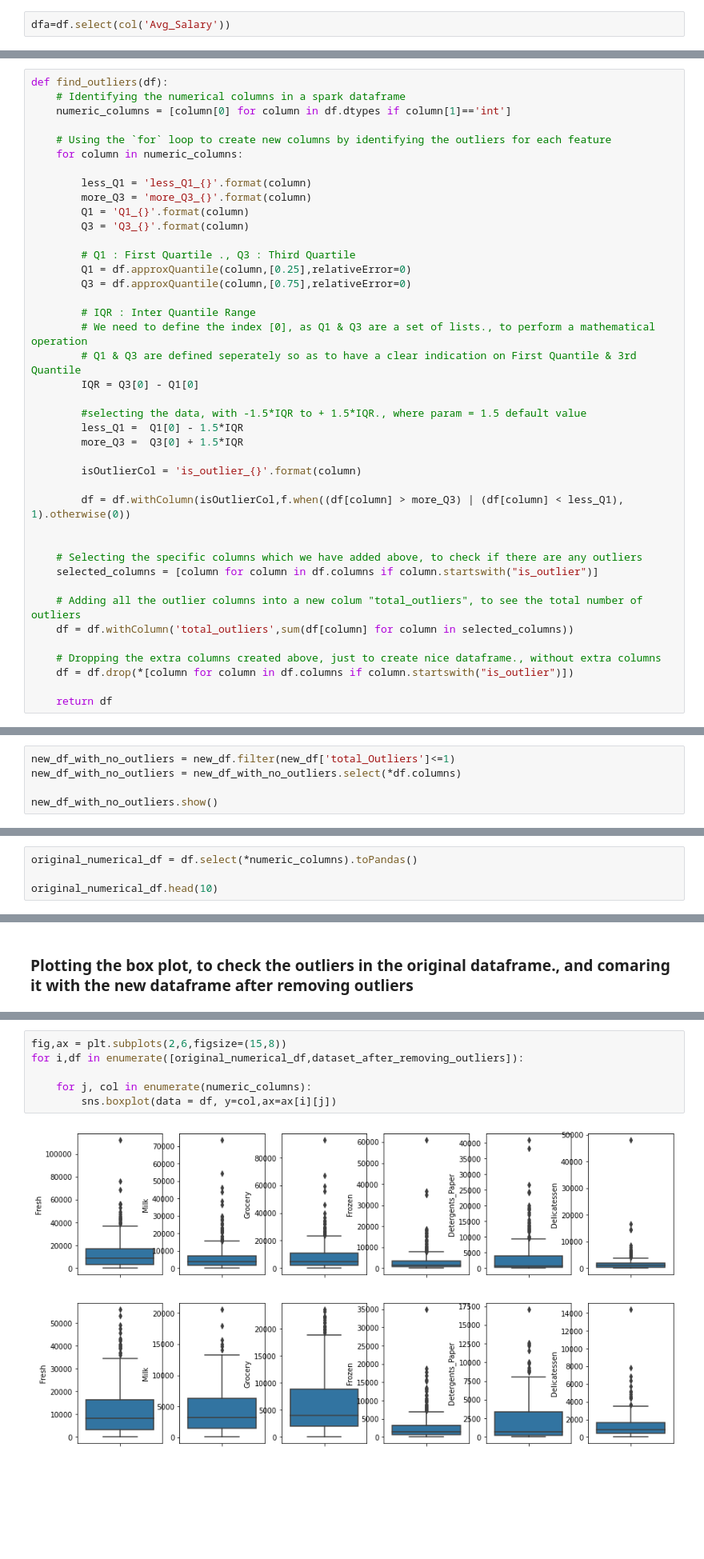
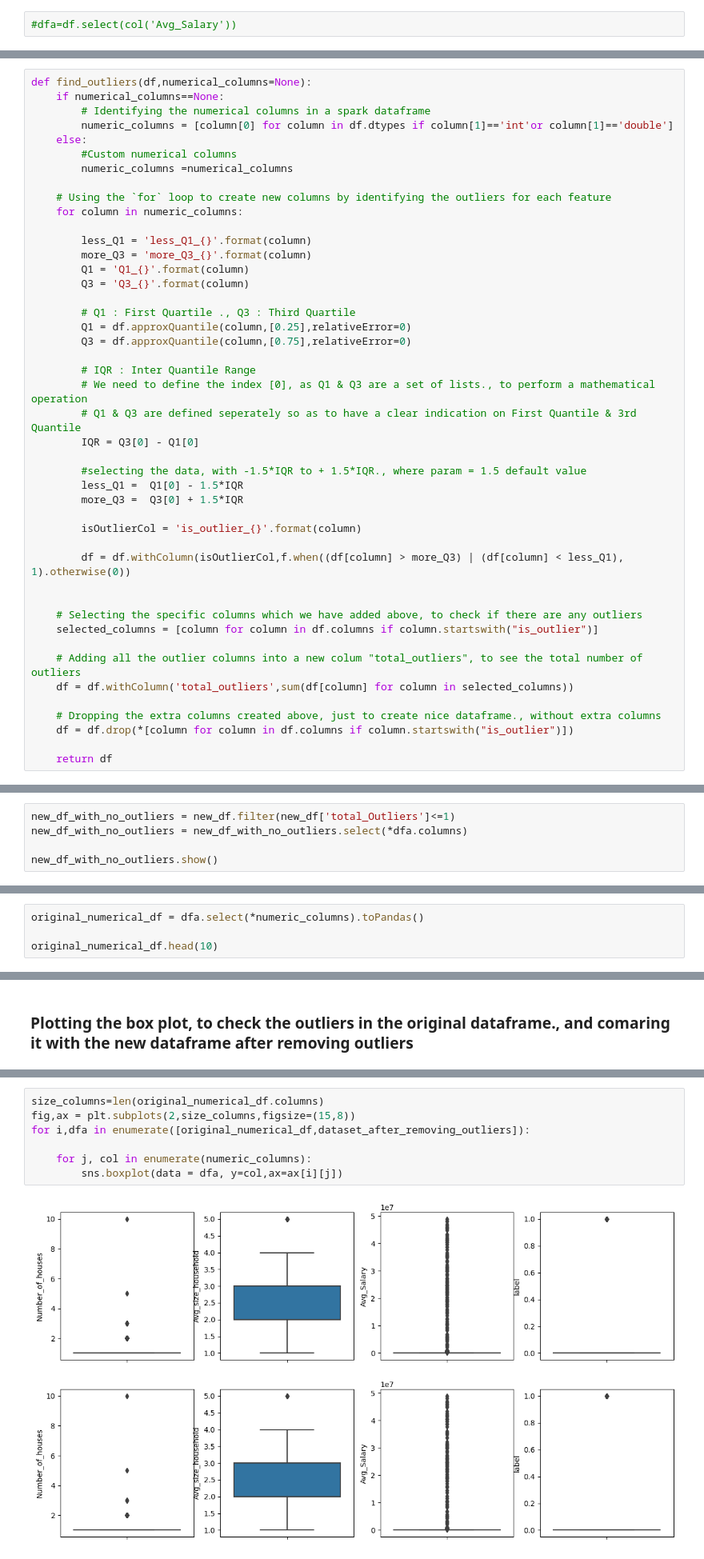
Before and after one commit to ruslanmv/How-to-do-Data-Analysis-with-Pyspark, a Jupyter notebook: Data_Analysis_Pyspark.ipynb, the cells around one changed output, grey strips where cells are left out. Shown at 80% size. Drawn from its saved outputs; the diff is of its cells as text; blank space fills up the shorter version.

```diff
--- a/Data_Analysis_Pyspark.ipynb
+++ b/Data_Analysis_Pyspark.ipynb
@@ -335,7 +342,7 @@ only showing top 20 rows
 # %%
 dfa=df.select(*numeric_columns)
 # %%
-dfa=df.select(col('Avg_Salary'))
+#dfa=df.select(col('Avg_Salary'))
 # %%
 dfa.printSchema()
 # %% [output]
@@ -344,9 +354,13 @@ root
 # %% [markdown]
 ### Creating a customized function
 # %%
-def find_outliers(df):
-    # Identifying the numerical columns in a spark dataframe
-    numeric_columns = [column[0] for column in df.dtypes if column[1]=='int']
+def find_outliers(df,numerical_columns=None):
+    if numerical_columns==None:
+        # Identifying the numerical columns in a spark dataframe
+        numeric_columns = [column[0] for column in df.dtypes if column[1]=='int'or column[1]=='double']
+    else:
+        #Custom numerical columns
+        numeric_columns =numerical_columns
 
     # Using the `for` loop to create new columns by identifying the outliers for each feature
     for column in numeric_columns:
@@ -395,7 +425,7 @@ TypeError: col should be Column
 ### Fitering the above dataframe, to select only those records where the outlier count is < = 1
 # %%
 new_df_with_no_outliers = new_df.filter(new_df['total_Outliers']<=1)
-new_df_with_no_outliers = new_df_with_no_outliers.select(*df.columns)
+new_df_with_no_outliers = new_df_with_no_outliers.select(*dfa.columns)
 
 new_df_with_no_outliers.show()
 # %% [output]
@@ -454,7 +484,7 @@ numeric_columns
 # %% [markdown]
 ### Converting a spark dataframe into pandas dataframe, which enables us to plot the graphs using seaborn and matplotlib
 # %%
-original_numerical_df = df.select(*numeric_columns).toPandas()
+original_numerical_df = dfa.select(*numeric_columns).toPandas()
 
 original_numerical_df.head(10)
 # %% [output]
@@ -495,8 +541,9 @@ numeric_columns
 # %%
-fig,ax = plt.subplots(2,6,figsize=(15,8))
-for i,df in enumerate([original_numerical_df,dataset_after_removing_outliers]):
+size_columns=len(original_numerical_df.columns)
+fig,ax = plt.subplots(2,size_columns,figsize=(15,8))
+for i,dfa in enumerate([original_numerical_df,dataset_after_removing_outliers]):
 
     for j, col in enumerate(numeric_columns):
-        sns.boxplot(data = df, y=col,ax=ax[i][j])
+        sns.boxplot(data = dfa, y=col,ax=ax[i][j])
 # %% [output]
-[figure, old version]
+[figure, new version]
```
Also changed, not shown: parts of 82 cells of this notebook, 4 other files.
